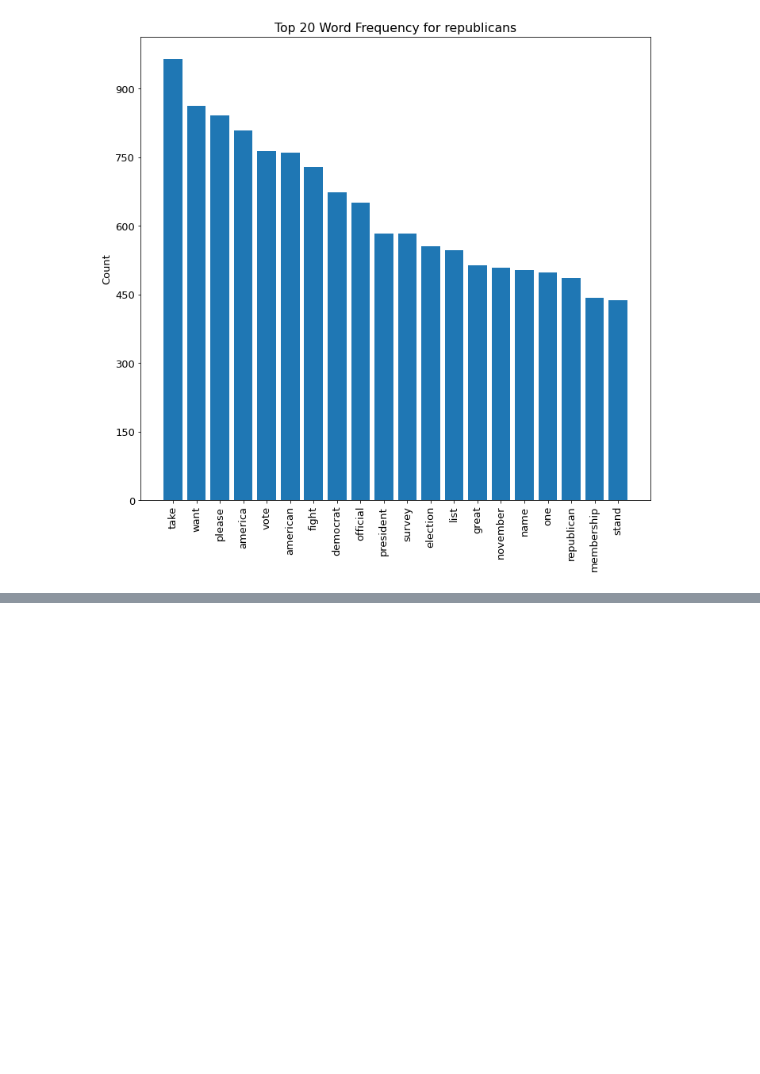
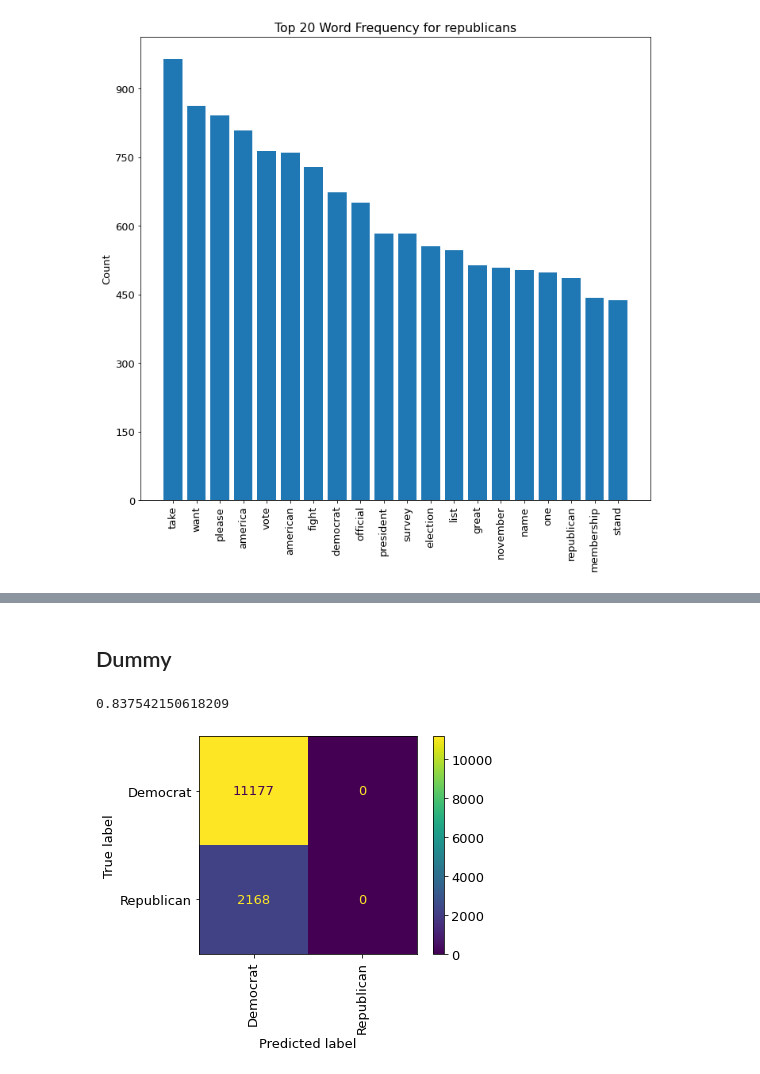
Before and after one commit to JohnSheehan8/Capstone-Political-data, a Jupyter notebook: workingNB/Working_Notebook.ipynb, the cells around one changed output, grey strips where cells are left out. Drawn from its saved outputs; the diff is of its cells as text; code cells hidden in the pictures; blank space fills up the shorter version.

```diff
--- a/workingNB/Working_Notebook.ipynb
+++ b/workingNB/Working_Notebook.ipynb
@@ -518,0 +578,10 @@ visualize_top_20(sample_freq_dist, "Top 20 Word Frequency for republicans")
+# %%
+# Specify X as the cleaned strings in finaldf['words'] and y as the party affiliation.
+X = finaldf['words']
+y = finaldf['Party']
+# %%
+#Performed the train-test split, using 30% for the hold-out data.
+X_train, X_test, y_train, y_test = train_test_split(X,
+                                                    y,
+                                                    random_state=42,
+                                                    test_size=0.30)
@@ -518,0 +682,19 @@ visualize_top_20(sample_freq_dist, "Top 20 Word Frequency for republicans")
+# %% [markdown]
+## Dummy
+# %%
+# Instantiate Dummy Classifier pipeline
+dummy_pipe = ImPipeline(steps=[
+                                    ('vect', TfidfVectorizer(max_features=None)),
+                                    ('sm', SMOTE(random_state=42)),
+                                    ('dc', DummyClassifier(strategy="prior", random_state=42))
+                                    ]
+                            )
+# %%
+# Fit dummy pipe on the training data, get predictions and plot confusion matrix
+dummy_pipe.fit(X_train, y_train)
+dummy_yhat = dummy_pipe.predict(X_train)
+plot_confusion_matrix(dummy_pipe, X_train, y_train, xticks_rotation=90);
+print(accuracy_score(y_train, dummy_yhat))
+# %% [output]
+0.837542150618209
+[figure, added]
```
Also changed, not shown: parts of 54 cells of this notebook, 5 other files.
